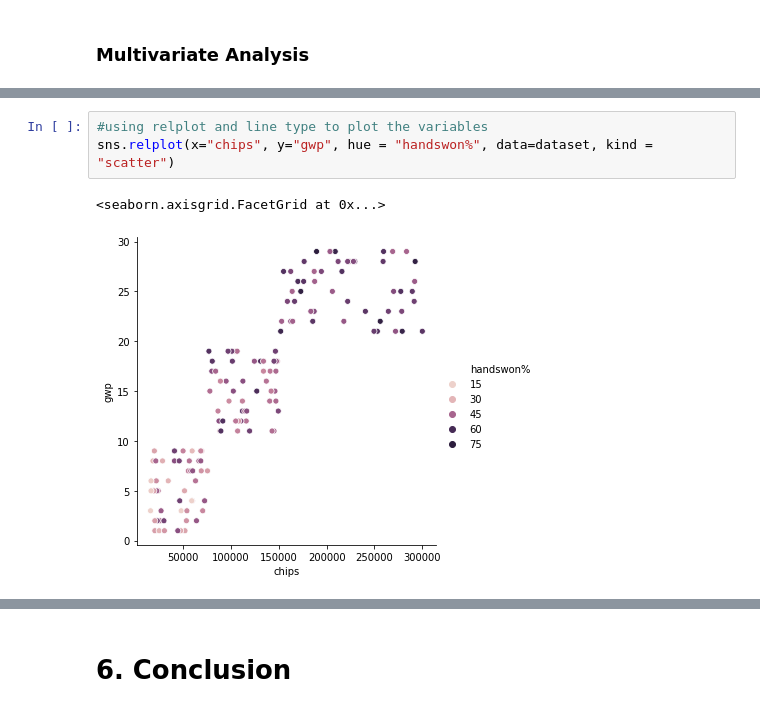
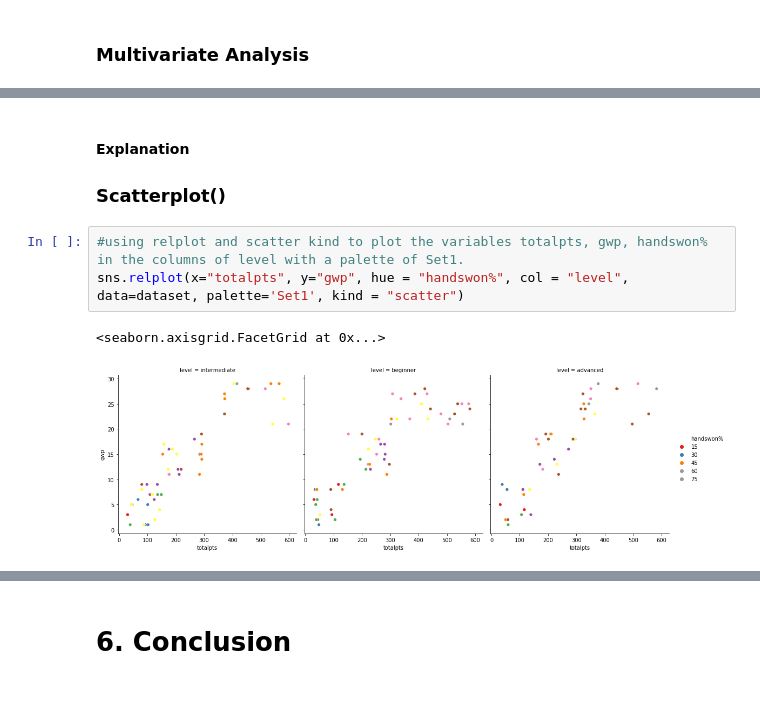
Before and after one commit to garycunningham89/progdataanalysisproject, a Jupyter notebook: Programming for Data Analysis Final Project.ipynb, the cells around one changed output, grey strips where cells are left out. Cells and saved outputs as stored; diff of their text form.

```diff
--- a/Programming for Data Analysis Final Project.ipynb
+++ b/Programming for Data Analysis Final Project.ipynb
@@ -653,6 +737,10 @@ sns.lmplot(x="totalpts", y="handswon%", data=dataset, lowess=True)
+# %% [markdown]
+#### Explanation
+
+### Scatterplot()
 # %%
-#using relplot and line type to plot the variables
-sns.relplot(x="chips", y="gwp", hue = "handswon%", data=dataset, kind = "scatter")
+#using relplot and scatter kind to plot the variables totalpts, gwp, handswon% in the columns of level with a palette of Set1.
+sns.relplot(x="totalpts", y="gwp", hue = "handswon%", col = "level", data=dataset, palette='Set1', kind = "scatter")
 # %% [output]
 <seaborn.axisgrid.FacetGrid at 0x...>
-[figure, old version]
+[figure, new version]
```
Also changed, not shown: parts of 30 cells of this notebook, 1 other file.
